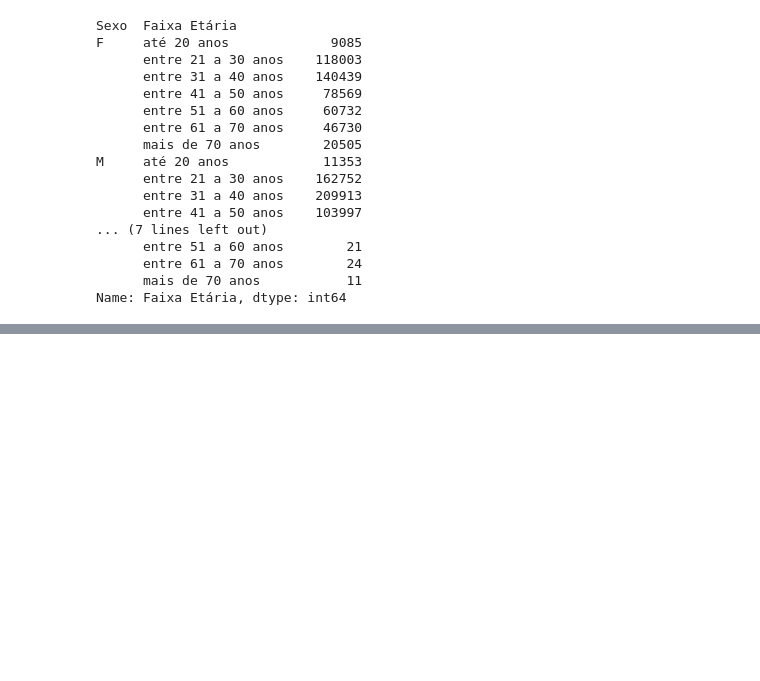
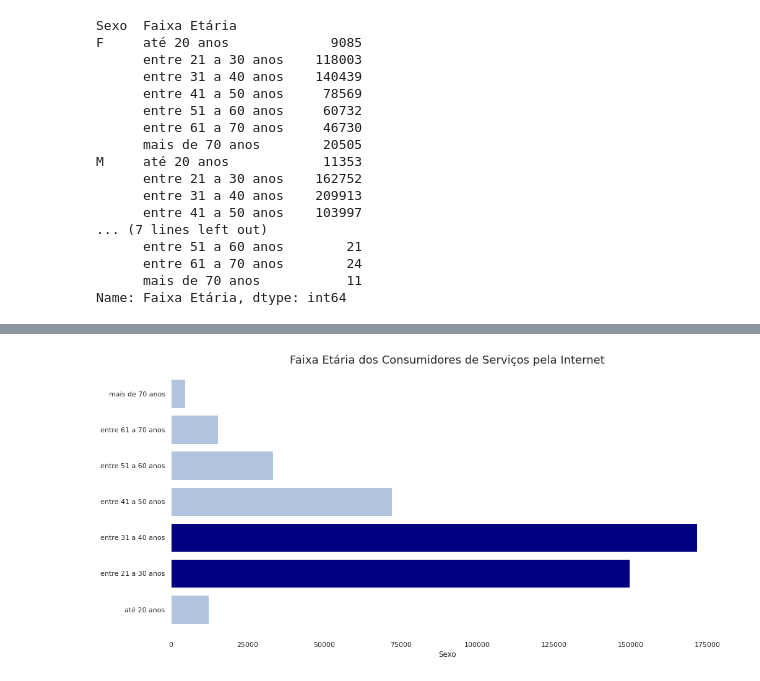
Before and after one commit to renatagsr/projetos, a Jupyter notebook: Análise de Dados/EDA.ipynb, the cells around one changed output, grey strips where cells are left out. Drawn from its saved outputs; the diff is of its cells as text; code cells hidden in the pictures; blank space fills up the shorter version.

```diff
--- a/Análise de Dados/EDA.ipynb
+++ b/Análise de Dados/EDA.ipynb
@@ -220,0 +227,3 @@ A **Hipótese 3** é falsa visto que "outros" possui a faixa etária com mais re
+# %%
+df2 = datasets_2020[datasets_2020["Como Comprou Contratou"] == 'Internet']
+df2.groupby('Faixa Etária')['Como Comprou Contratou'].value_counts()
@@ -220,0 +240,22 @@ A **Hipótese 3** é falsa visto que "outros" possui a faixa etária com mais re
+# %%
+#Dados
+cont = df2.groupby('Faixa Etária')['Como Comprou Contratou'].value_counts()
+faixa_etaria = ['até 20 anos', 'entre 21 a 30 anos', 'entre 31 a 40 anos', 'entre 41 a 50 anos',
+                'entre 51 a 60 anos', 'entre 61 a 70 anos', 'mais de 70 anos']
+colors = ['lightsteelblue', 'navy', 'navy', 'lightsteelblue', 'lightsteelblue','lightsteelblue', 'lightsteelblue']
+
+#Configuração do gráfico
+fig, ax = plt.subplots(figsize = (16, 8))
+ax.spines['right'].set_visible(False)
+ax.spines['bottom'].set_visible(False)
+ax.spines['left'].set_visible(False)
+ax.spines['top'].set_visible(False)
+plt.barh(faixa_etaria, cont, color = colors)
+
+#for i in range(0, len(cont)):
+#   plt.annotate(str(cont[i]), (i, cont[i] + 10000), ha = 'center', va = 'bottom')
+plt.title('Faixa Etária dos Consumidores de Serviços pela Internet', fontsize = 18)
+plt.xlabel('Sexo')
+plt.grid(False)
+# %% [output]
+[figure, added]
```
Also changed, not shown: parts of 7 cells of this notebook.
